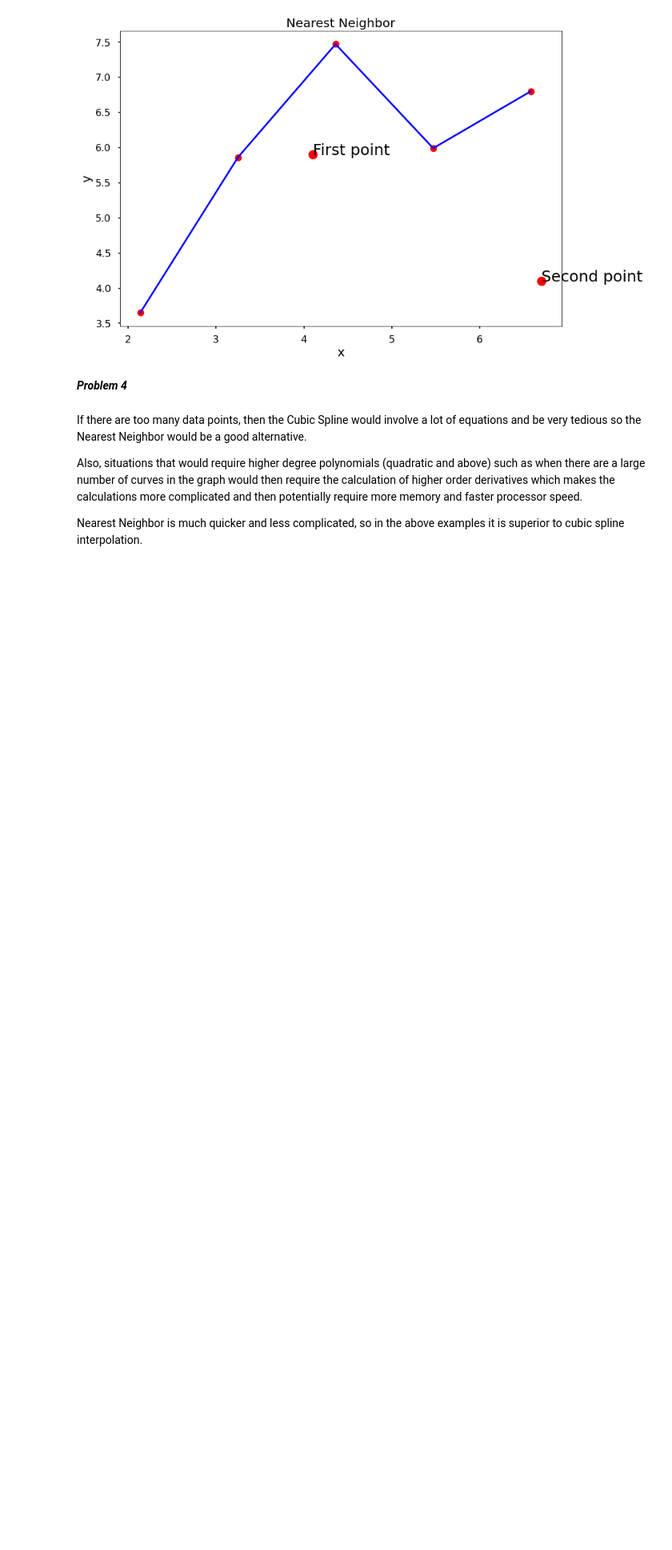
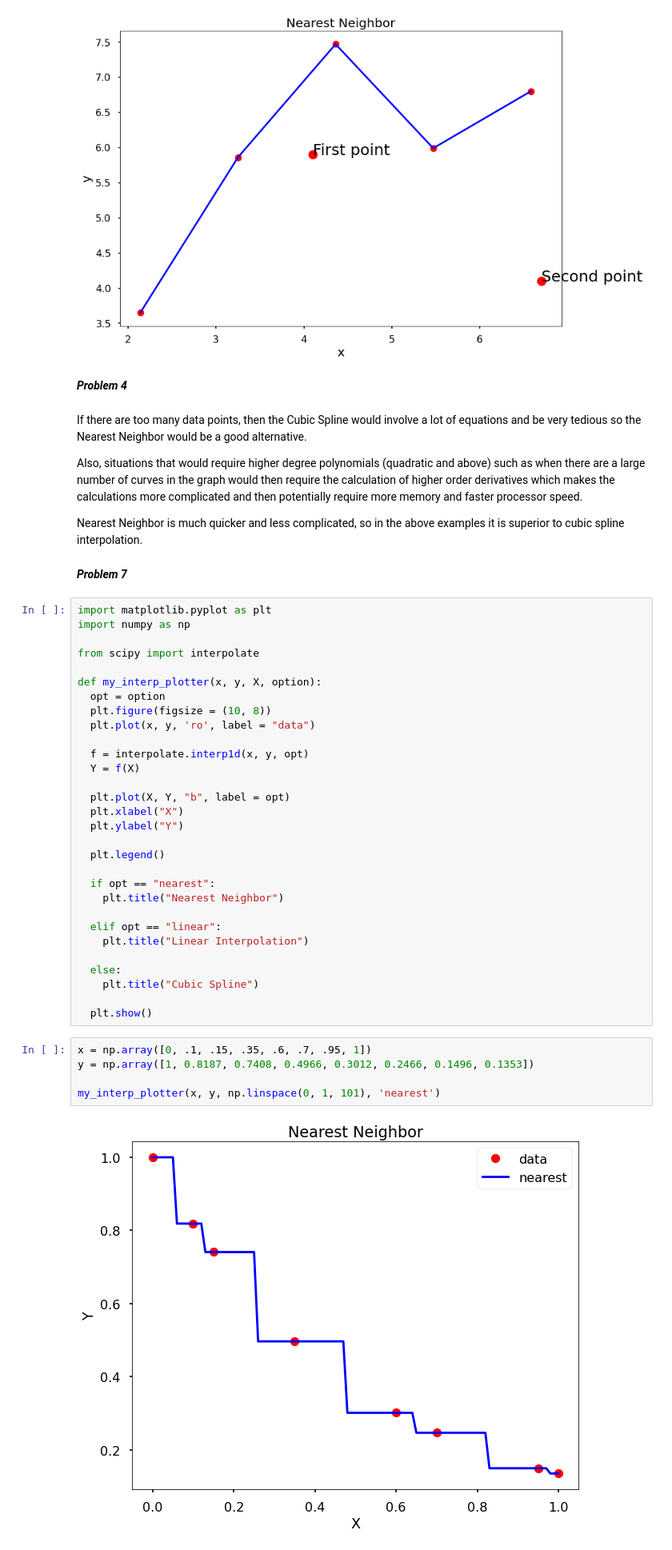
Before and after one commit to hyperkraz/MAT421, a Jupyter notebook: HW2.ipynb, the cells around one changed output. Shown at 80% size. Cells and saved outputs as stored; diff of their text form; blank space fills up the shorter version.

```diff
--- a/HW2.ipynb
+++ b/HW2.ipynb
@@ -218,3 +218,42 @@ If there are too many data points, then the Cubic Spline would involve a lot of
 Also, situations that would require higher degree polynomials (quadratic and above) such as when there are a large number of curves in the graph would then require the calculation of higher order derivatives which makes the calculations more complicated and then potentially require more memory and faster processor speed.
 
 Nearest Neighbor is much quicker and less complicated, so in the above examples it is superior to cubic spline interpolation.
+# %% [markdown]
+***Problem 7***
+# %%
+import matplotlib.pyplot as plt
+import numpy as np
+
+from scipy import interpolate
+
+def my_interp_plotter(x, y, X, option):
+  opt = option
+  plt.figure(figsize = (10, 8))
+  plt.plot(x, y, 'ro', label = "data")
+
+  f = interpolate.interp1d(x, y, opt)
+  Y = f(X)
+
+  plt.plot(X, Y, "b", label = opt)
+  plt.xlabel("X")
+  plt.ylabel("Y")
+
+  plt.legend()
+
+  if opt == "nearest":
+    plt.title("Nearest Neighbor")
+
+  elif opt == "linear":
+    plt.title("Linear Interpolation")
+
+  else:
+    plt.title("Cubic Spline")
+
+  plt.show()
+# %%
+x = np.array([0, .1, .15, .35, .6, .7, .95, 1])
+y = np.array([1, 0.8187, 0.7408, 0.4966, 0.3012, 0.2466, 0.1496, 0.1353])
+
+my_interp_plotter(x, y, np.linspace(0, 1, 101), 'nearest')
+# %% [output]
+[figure, added]
```
Also changed, not shown: parts of 2 cells of this notebook.
